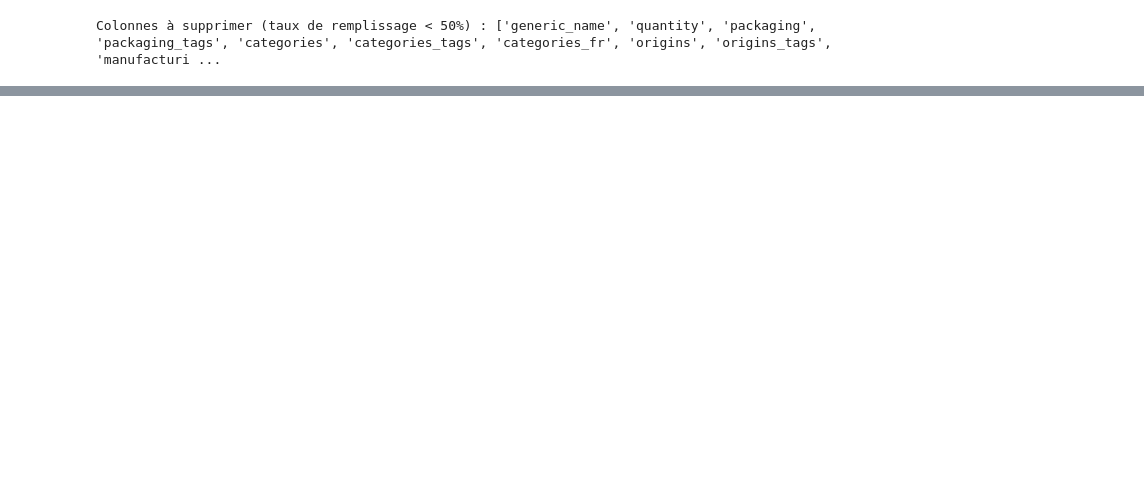
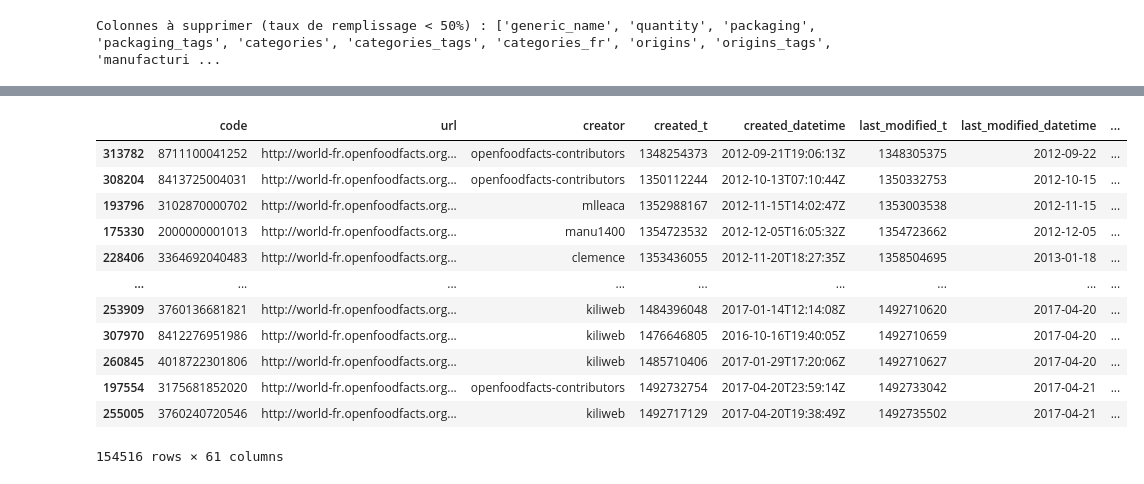
Before and after one commit to mcourte/Data_SP, a Jupyter notebook: Open_Food_Facts/tri.ipynb, the cells around one changed output, grey strips where cells are left out. Cells and saved outputs as stored; diff of their text form; code cells hidden in the pictures; blank space fills up the shorter version.

```diff
--- a/Open_Food_Facts/tri.ipynb
+++ b/Open_Food_Facts/tri.ipynb
@@ -389,0 +392,2 @@ Colonnes à supprimer (taux de remplissage < 50%) : ['generic_name', 'quantity',
+# %%
+data_exo = data_exo.drop(data_exo.columns[valid_indices], axis=1)
@@ -389,0 +406,15 @@ Colonnes à supprimer (taux de remplissage < 50%) : ['generic_name', 'quantity',
+# %%
+# Créer un dictionnaire pour stocker le taux de remplissage de chaque colonne
+fill_rate_dict = {}
+
+# Boucle sur toutes les colonnes du DataFrame
+for col in data_exo.columns:
+    # Calcul du taux de remplissage pour chaque colonne
+    fill_rate = data_exo[col].notna().sum() / len(data_exo) * 100
+    # Ajouter le résultat dans le dictionnaire
+    fill_rate_dict[col] = fill_rate
+
+# Liste des colonnes à supprimer
+cols_to_delete = [col for col, rate in fill_rate_dict.items() if rate < 50]
+# Afficher les noms des colonnes à supprimer
+print("Colonnes à supprimer (taux de remplissage < 50%) :", cols_to_delete)
@@ -389,0 +423,20 @@ Colonnes à supprimer (taux de remplissage < 50%) : ['generic_name', 'quantity',
+# %%
+## Mise à jour de la liste avec les colonnes importantes que l'on veut garder
+cols_to_delete = ['categories_tag',
+                  'no_nutriments', 'ingredients_that_may_be_from_palm_oil', 'main_category_fr',
+                  'caprylic-acid_100g', 'capric-acid_100g', 'lauric-acid_100g', 'myristic-acid_100g',
+                  'arachidic-acid_100g', 'behenic-acid_100g', 'cerotic-acid_100g', 'montanic-acid_100g',
+                  'omega-3-fat_100g', 'alpha-linolenic-acid_100g', 'omega-6-fat_100g', 'linoleic-acid_100g',
+                  'arachidonic-acid_100g', 'dihomo-gamma-linolenic-acid_100g', 'elaidic-acid_100g', 'gondoic-acid_100g',
+                  'mead-acid_100g', 'erucic-acid_100g', 'nervonic-acid_100g', 'sucrose_100g', 'glucose_100g', 'fructose_100g',
+                  'lactose_100g', 'maltose_100g', 'maltodextrins_100g', 'starch_100g', 'polyols_100g', 'casein_100g',
+                  'beta-carotene_100g', 'vitamin-e_100g', 'vitamin-k_100g', 'biotin_100g', 'silica_100g', 'bicarbonate_100g',
+                  'chloride_100g', 'manganese_100g', 'fluoride_100g', 'selenium_100g', 'chromium_100g', 'molybdenum_100g',
+                  'iodine_100g', 'caffeine_100g', 'collagen-meat-protein-ratio_100g', 'cocoa_100g', 'chlorophyl_100g',
+                  'carbon-footprint_100g', 'glycemic-index_100g', 'water-hardness_100g']
+
+# Trouver les indices des colonnes à supprimer
+columns_to_drop_indices = [data_exo.columns.get_loc(col) for col in cols_to_delete if col in data_exo.columns]
+
+# Afficher les indices trouvés
+print("Indices des colonnes à supprimer :", columns_to_drop_indices)
@@ -389,0 +445,2 @@ Colonnes à supprimer (taux de remplissage < 50%) : ['generic_name', 'quantity',
+# %%
+data_exo = data_exo.drop(data_exo.columns[columns_to_drop_indices], axis=1)
@@ -389,0 +562,17 @@ Colonnes à supprimer (taux de remplissage < 50%) : ['generic_name', 'quantity',
+# %%
+categories_null = data_exo[data_exo['categories'].isnull() & data_exo['categories_fr'].isnull()]
+categories_null
+# %% [output]
+|  | code | url | creator | created_t | created_datetime | last_modified_t | last_modified_datetime | ... |
+| 313782 | 8711100041252 | http://world-fr.openfoodfacts.org... | openfoodfacts-contributors | 1348254373 | 2012-09-21T19:06:13Z | 1348305375 | 2012-09-22 | ... |
+| 308204 | 8413725004031 | http://world-fr.openfoodfacts.org... | openfoodfacts-contributors | 1350112244 | 2012-10-13T07:10:44Z | 1350332753 | 2012-10-15 | ... |
+| 193796 | 3102870000702 | http://world-fr.openfoodfacts.org... | mlleaca | 1352988167 | 2012-11-15T14:02:47Z | 1353003538 | 2012-11-15 | ... |
+| 175330 | 2000000001013 | http://world-fr.openfoodfacts.org... | manu1400 | 1354723532 | 2012-12-05T16:05:32Z | 1354723662 | 2012-12-05 | ... |
+| 228406 | 3364692040483 | http://world-fr.openfoodfacts.org... | clemence | 1353436055 | 2012-11-20T18:27:35Z | 1358504695 | 2013-01-18 | ... |
+| ... | ... | ... | ... | ... | ... | ... | ... | ... |
+| 253909 | 3760136681821 | http://world-fr.openfoodfacts.org... | kiliweb | 1484396048 | 2017-01-14T12:14:08Z | 1492710620 | 2017-04-20 | ... |
+| 307970 | 8412276951986 | http://world-fr.openfoodfacts.org... | kiliweb | 1476646805 | 2016-10-16T19:40:05Z | 1492710659 | 2017-04-20 | ... |
+| 260845 | 4018722301806 | http://world-fr.openfoodfacts.org... | kiliweb | 1485710406 | 2017-01-29T17:20:06Z | 1492710627 | 2017-04-20 | ... |
+| 197554 | 3175681852020 | http://world-fr.openfoodfacts.org... | openfoodfacts-contributors | 1492732754 | 2017-04-20T23:59:14Z | 1492733042 | 2017-04-21 | ... |
+| 255005 | 3760240720546 | http://world-fr.openfoodfacts.org... | kiliweb | 1492717129 | 2017-04-20T19:38:49Z | 1492735502 | 2017-04-21 | ... |
+154516 rows × 61 columns
```
Also changed, not shown: parts of 34 cells of this notebook.
